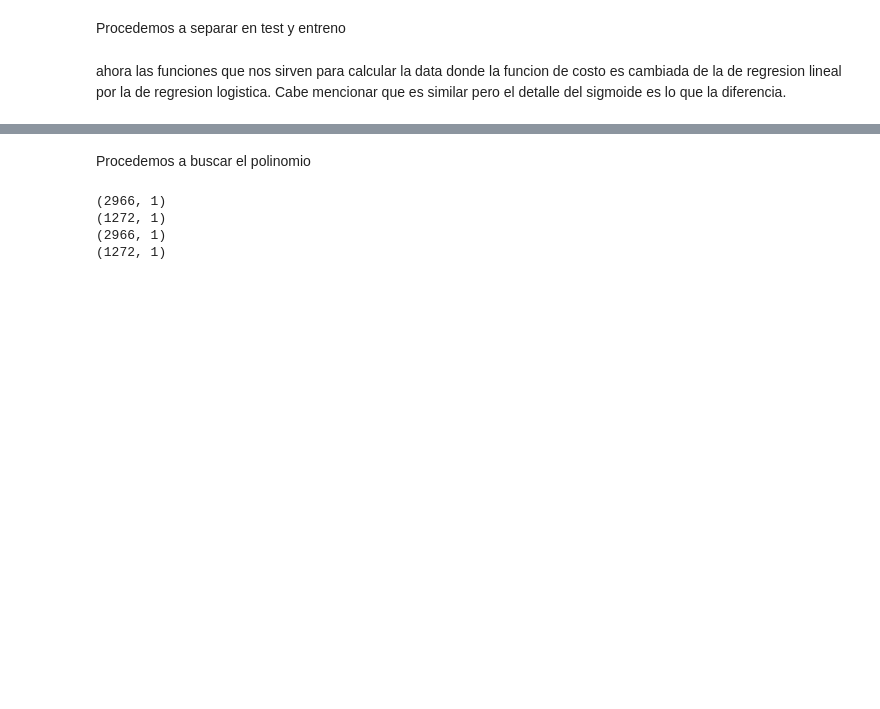
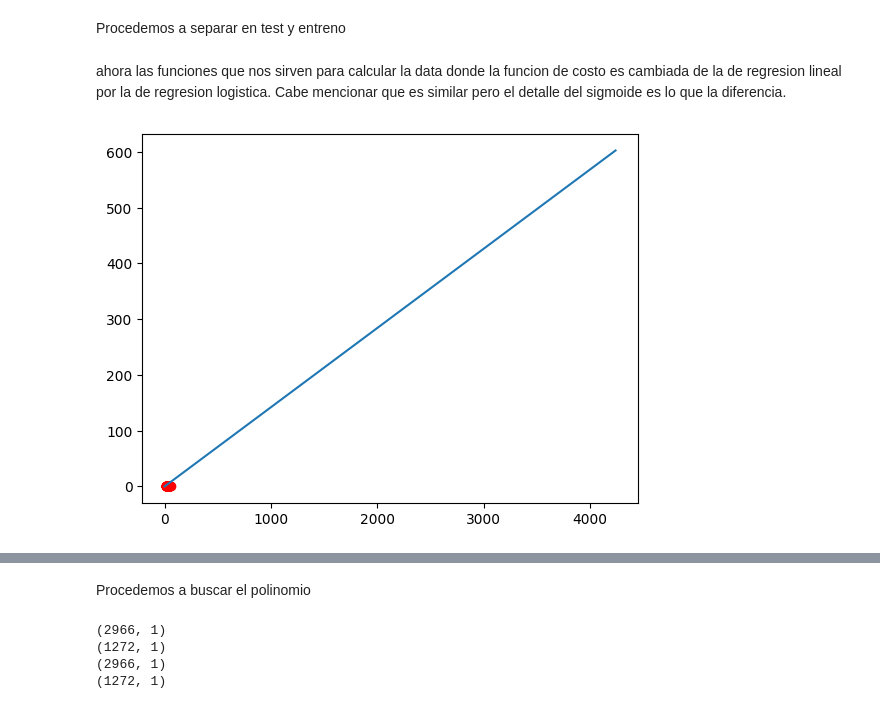
Before and after one commit to MaJu502/Regresion-logistica, a Jupyter notebook: regresion_logistica.ipynb, the cells around one changed output, grey strips where cells are left out. Cells and saved outputs as stored; diff of their text form; code cells hidden in the pictures; blank space fills up the shorter version.

```diff
--- a/regresion_logistica.ipynb
+++ b/regresion_logistica.ipynb
@@ -143,3 +143,21 @@ def regLineal(X, y, t, cost, grad, a=0.1, n=1000, on_step=None):
             on_step(t)
 
     return t, costs
+# %%
+Xr = np.column_stack((np.ones_like(X), X))
+theta_0 = np.random.rand(Xr.shape[1],1)
+theta_0 = theta_0[~np.isnan(theta_0)].reshape((-1, 1))
+
+thetass, costos = regLineal(Xr, Y, theta_0, cost, grad, a=0.0000000000000000001, n=1000)
+
+xm = np.array([[0], [len(X)]])
+xmr = np.concatenate((np.ones((2, 1)), xm), axis=1)
+
+ym = xmr @ thetass
+# %%
+import matplotlib.pyplot as plt
+plt.plot(X, Y, 'ro') #puntos
+plt.plot(xm,ym) #regresion
+plt.show()
+# %% [output]
+[figure, added]
```
Also changed, not shown: parts of 5 cells of this notebook.
